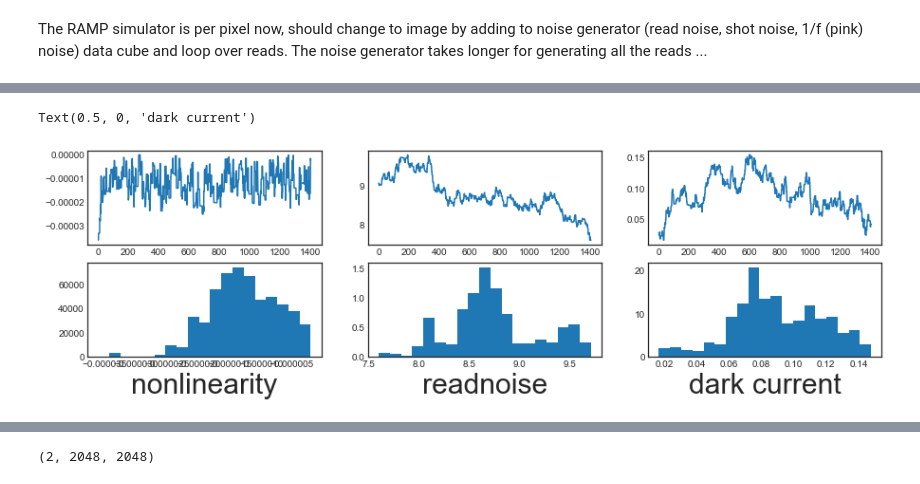
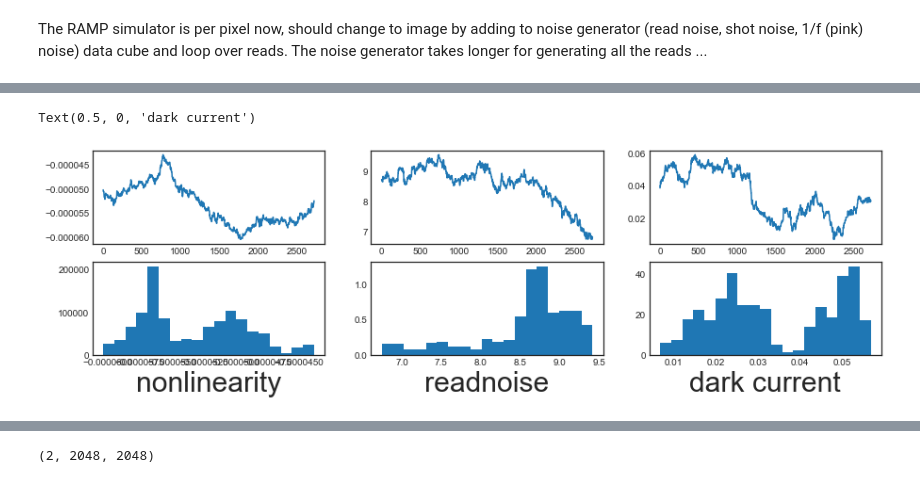
Before and after one commit to xoubish/nonlinearity_sim, a Jupyter notebook: nl_sim.ipynb, the cells around one changed output, grey strips where cells are left out. Cells and saved outputs as stored; diff of their text form; code cells hidden in the pictures.

```diff
--- a/nl_sim.ipynb
+++ b/nl_sim.ipynb
@@ -221,6 +238,6 @@ def mcmc_nonlinearity(steps=1500):
 
     return chain
 # %%
-chain = mcmc_nonlinearity(1500)
+chain = mcmc_nonlinearity(5000)
 # %% [output]
 0
@@ -241,7 +248,7 @@ chain = mcmc_nonlinearity(1500)
 # %%
 burnin=int(0.01*len(chain))
 k=0
-nevis=np.loadtxt('MAAC_params1500.cat')
+nevis=np.loadtxt('MAAC_params5000.cat')
 falp,fbet,flst,x2=np.zeros(len(nevis[:,0])-burnin),np.zeros(len(nevis[:,0])-burnin),np.zeros(len(nevis[:,0])-burnin),np.zeros(len(nevis[:,0])-burnin)
 
 for i in range(burnin,len(nevis[:,0])):
@@ -254,31 +261,31 @@ for i in range(burnin,len(nevis[:,0])):
 f, ((ax1, ax2,ax3),(ax4,ax5,ax6)) = plt.subplots(2, 3)
 f.set_figheight(4)
 f.set_figwidth(15)
 
 ax1.plot(x2,falp)
 ax2.plot(x2,fbet)
 ax3.plot(x2,flst)
 
 binwidth=(max(falp)-min(falp))/20
 binso=np.arange(min(falp), max(falp), binwidth)
 hehe=ax4.hist(falp,bins=binso,normed=1)
 xhist=hehe[1][0:-1]+binwidth/2.0
 yhist=hehe[0]
 ax4.set_xlabel(r'nonlinearity',size=30)
 
 binwidth=(max(fbet)-min(fbet))/20
 binso=np.arange(min(fbet), max(fbet), binwidth)
 haha=ax5.hist(fbet,bins=binso,normed=1)
 xhist=haha[1][0:-1]+binwidth/2.0
 yhist=haha[0]
 ax5.set_xlabel(r'readnoise',size=30)
 
 binwidth=(max(flst)-min(flst))/20
 binso=np.arange(min(flst), max(flst), binwidth)
 hoho=ax6.hist(flst,bins=binso,normed=1)
 xhist=hoho[1][0:-1]+binwidth/2.0
 yhist=hoho[0]
 ax6.set_xlabel(r'dark current',size=30)
 # %% [output]
 Text(0.5, 0, 'dark current')
-[figure, old version]
+[figure, new version]
```
Also changed, not shown: parts of 4 cells of this notebook, 3 other files.
